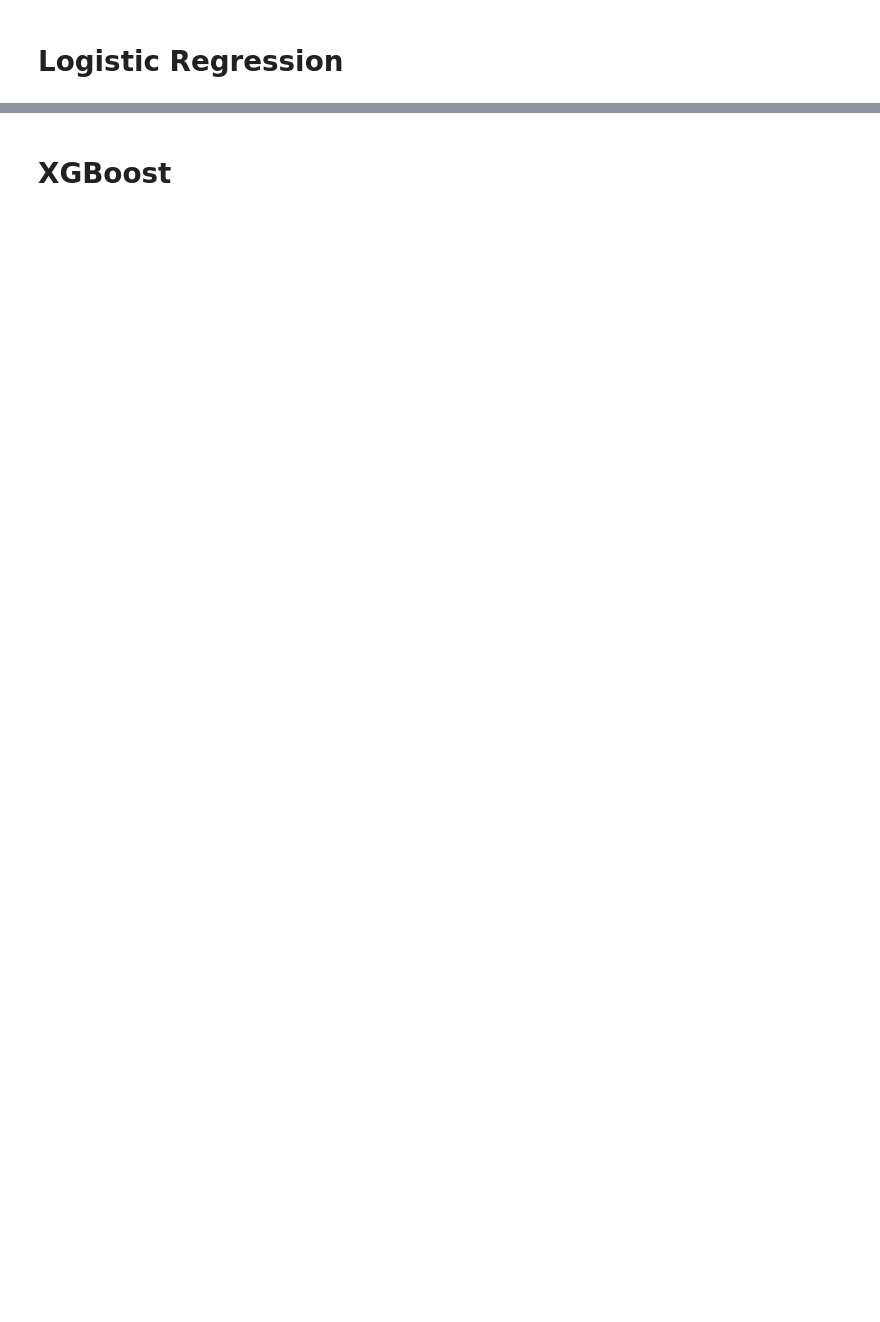
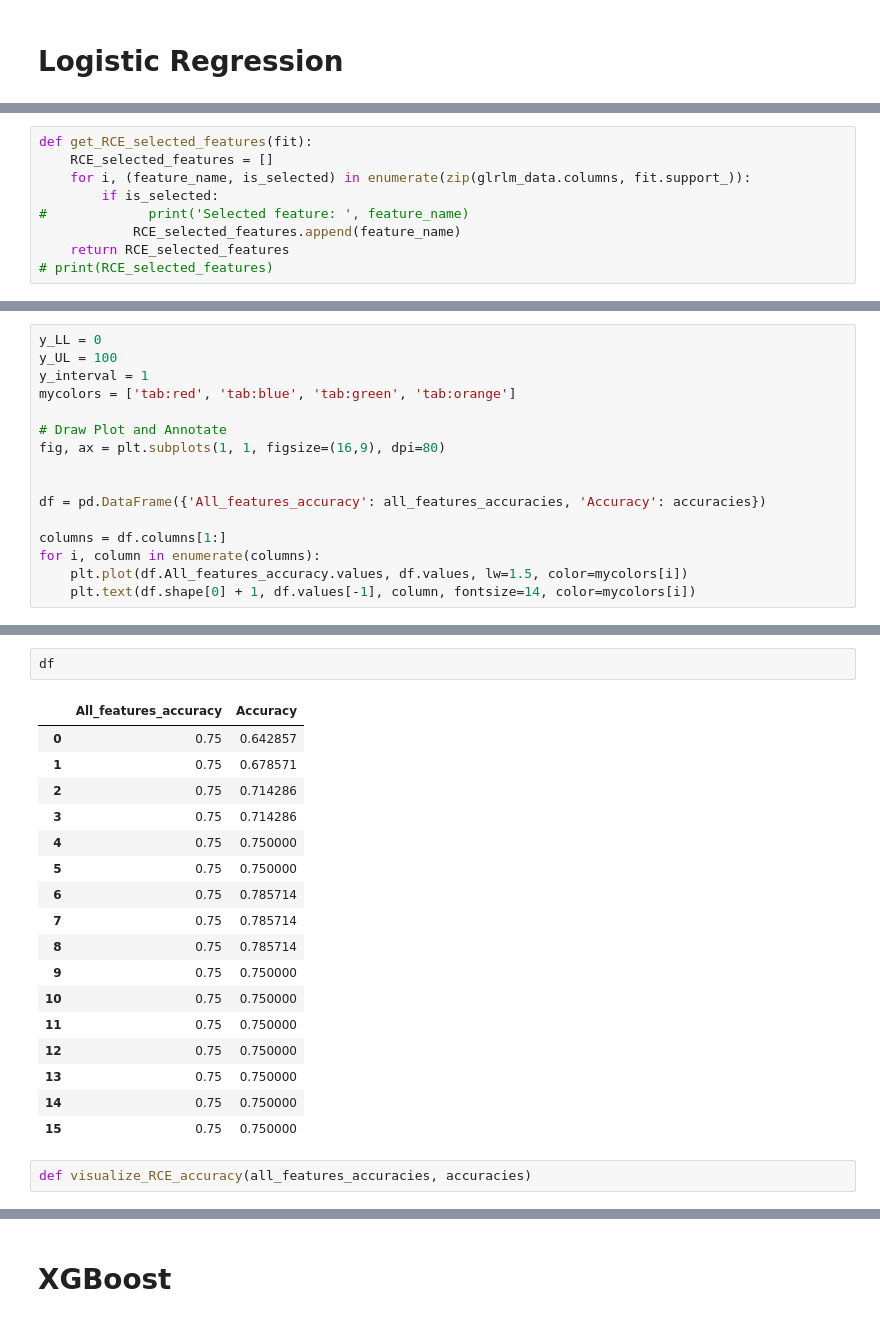
Before and after one commit to ikachko/algorithm-detects-liver-pathology, a Jupyter notebook: xgboost_learn.ipynb, the cells around one changed output, grey strips where cells are left out. Saved outputs shown, nothing was run; the diff lists cells and outputs as text; blank space fills up the shorter version.

```diff
--- a/xgboost_learn.ipynb
+++ b/xgboost_learn.ipynb
@@ -283,0 +326,9 @@ Accuracy: 57.14%
+# %%
+def get_RCE_selected_features(fit):
+    RCE_selected_features = []
+    for i, (feature_name, is_selected) in enumerate(zip(glrlm_data.columns, fit.support_)):
+        if is_selected:
+#             print('Selected feature: ', feature_name)
+            RCE_selected_features.append(feature_name)
+    return RCE_selected_features
+# print(RCE_selected_features)
@@ -283,0 +412,16 @@ Accuracy: 57.14%
+# %%
+y_LL = 0
+y_UL = 100
+y_interval = 1
+mycolors = ['tab:red', 'tab:blue', 'tab:green', 'tab:orange']
+
+# Draw Plot and Annotate
+fig, ax = plt.subplots(1, 1, figsize=(16,9), dpi=80)
+
+
+df = pd.DataFrame({'All_features_accuracy': all_features_accuracies, 'Accuracy': accuracies})
+
+columns = df.columns[1:]
+for i, column in enumerate(columns):
+    plt.plot(df.All_features_accuracy.values, df.values, lw=1.5, color=mycolors[i])
+    plt.text(df.shape[0] + 1, df.values[-1], column, fontsize=14, color=mycolors[i])
@@ -283,0 +433,22 @@ Accuracy: 57.14%
+# %%
+df
+# %% [output]
+|  | All_features_accuracy | Accuracy |
+| 0 | 0.75 | 0.642857 |
+| 1 | 0.75 | 0.678571 |
+| 2 | 0.75 | 0.714286 |
+| 3 | 0.75 | 0.714286 |
+| 4 | 0.75 | 0.750000 |
+| 5 | 0.75 | 0.750000 |
+| 6 | 0.75 | 0.785714 |
+| 7 | 0.75 | 0.785714 |
+| 8 | 0.75 | 0.785714 |
+| 9 | 0.75 | 0.750000 |
+| 10 | 0.75 | 0.750000 |
+| 11 | 0.75 | 0.750000 |
+| 12 | 0.75 | 0.750000 |
+| 13 | 0.75 | 0.750000 |
+| 14 | 0.75 | 0.750000 |
+| 15 | 0.75 | 0.750000 |
+# %%
+def visualize_RCE_accuracy(all_features_accuracies, accuracies)
```
Also changed, not shown: parts of 14 cells of this notebook.
